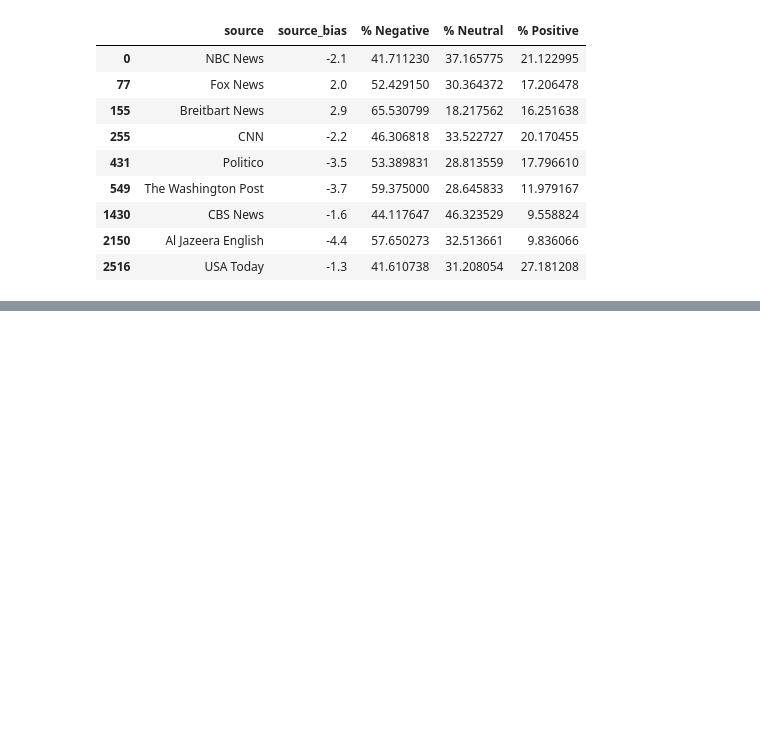
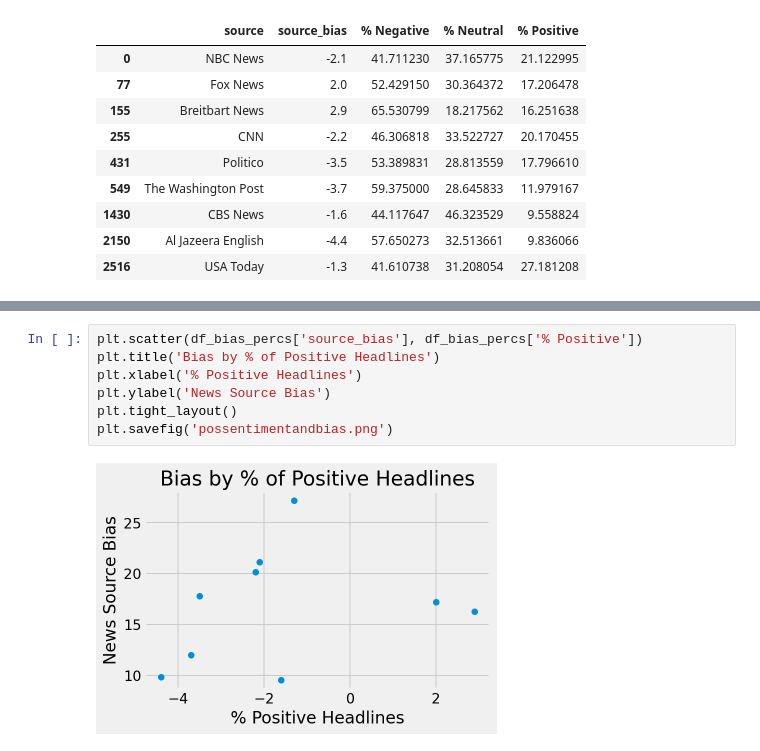
Before and after one commit to James-Ashley/sentiment-analysis-dashboard, a Jupyter notebook: sentiment_analysis/data_analysis.ipynb, the cells around one changed output, grey strips where cells are left out. Saved outputs shown, nothing was run; the diff lists cells and outputs as text; blank space fills up the shorter version.

```diff
--- a/sentiment_analysis/data_analysis.ipynb
+++ b/sentiment_analysis/data_analysis.ipynb
@@ -166,0 +171,9 @@ df_bias_percs[['source_bias', '% Negative']].plot()
+# %%
+plt.scatter(df_bias_percs['source_bias'], df_bias_percs['% Positive'])
+plt.title('Bias by % of Positive Headlines')
+plt.xlabel('% Positive Headlines')
+plt.ylabel('News Source Bias')
+plt.tight_layout()
+plt.savefig('possentimentandbias.png')
+# %% [output]
+[figure, added]
```
Also changed, not shown: parts of 5 cells of this notebook, 7 other files.
